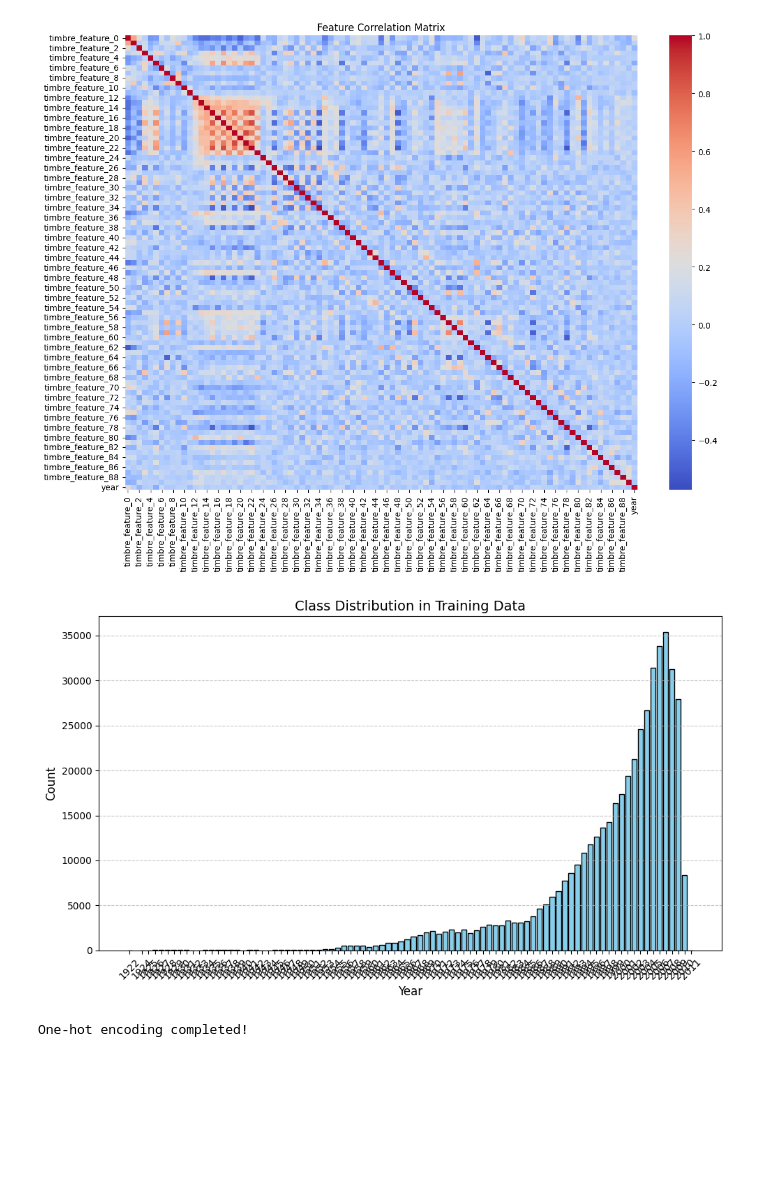
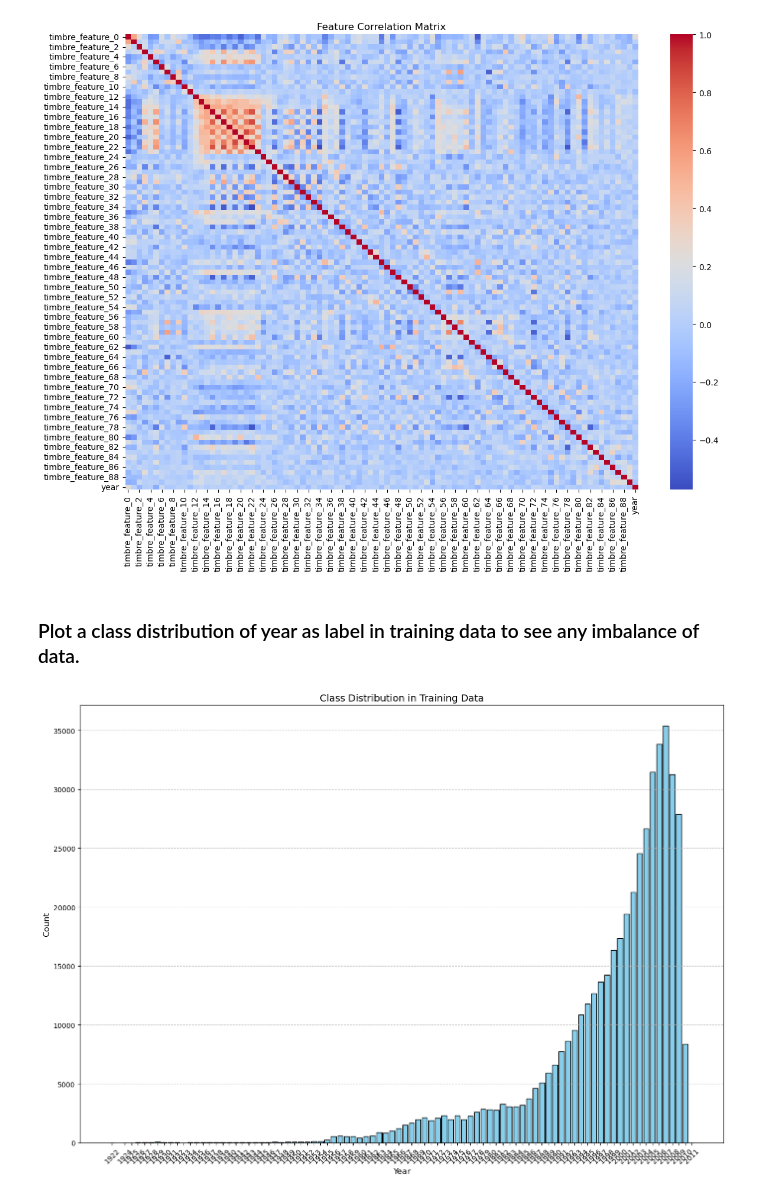
Before and after one commit to Skillz619/CMPE-255-Team-Project, a Jupyter notebook: Project.ipynb, the cells around one changed output. Saved outputs shown, nothing was run; the diff lists cells and outputs as text; code cells hidden in the pictures; blank space fills up the shorter version.

```diff
--- a/Project.ipynb
+++ b/Project.ipynb
@@ -95,22 +93,21 @@ plt.title("Feature Correlation Matrix")
 plt.show()
 # %% [output]
 [figure]
+# %% [markdown]
+### Plot a class distribution of year as label in training data to see any imbalance of data.
 # %%
-import matplotlib.pyplot as plt
-import numpy as np
-
 # Calculate unique values and their counts
 unique, counts = np.unique(training_year, return_counts=True)
 
 # Plot the class distribution
-plt.figure(figsize=(10, 6))
+plt.figure(figsize=(14, 10))
 plt.bar(unique, counts, color='skyblue', edgecolor='black')
 plt.title('Class Distribution in Training Data', fontsize=14)
 plt.xlabel('Year', fontsize=12)
 plt.ylabel('Count', fontsize=12)
 plt.xticks(unique, rotation=45, fontsize=10)
 plt.grid(axis='y', linestyle='--', alpha=0.7)
 plt.tight_layout()
 plt.show()
 # %% [output]
-[figure, old version]
+[figure, new version]
@@ -119,22 +113,0 @@ pip install imbalanced-learn
-# %%
-from imblearn.over_sampling import SMOTE
-import numpy as np
-
-# Apply SMOTE
-smote = SMOTE(random_state=42)
-training_features_resampled, training_year_resampled = smote.fit_resample(training_features_filtered, training_year_filtered)
-
-# Map year labels to indices
-unique_classes = np.unique(training_year_resampled)
-label_to_index = {label: idx for idx, label in enumerate(unique_classes)}
-
-# Map training labels to indices
-training_year_mapped = np.array([label_to_index[label] for label in training_year_resampled])
-
-# One-hot encode the mapped labels
-num_classes = len(unique_classes)
-training_labels_one_hot_resampled = np.eye(num_classes)[training_year_mapped]
-
-print("One-hot encoding completed!")
-# %% [output]
-One-hot encoding completed!
```
Also changed, not shown: parts of 22 cells of this notebook, 1 other file.
